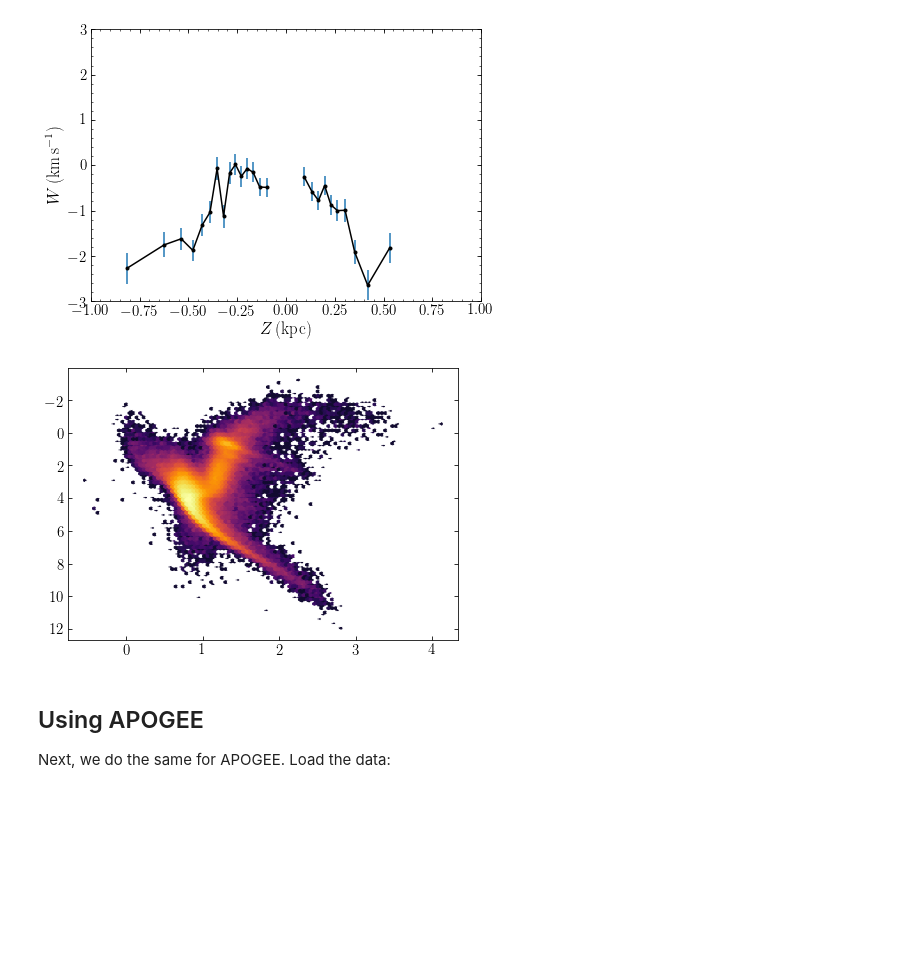
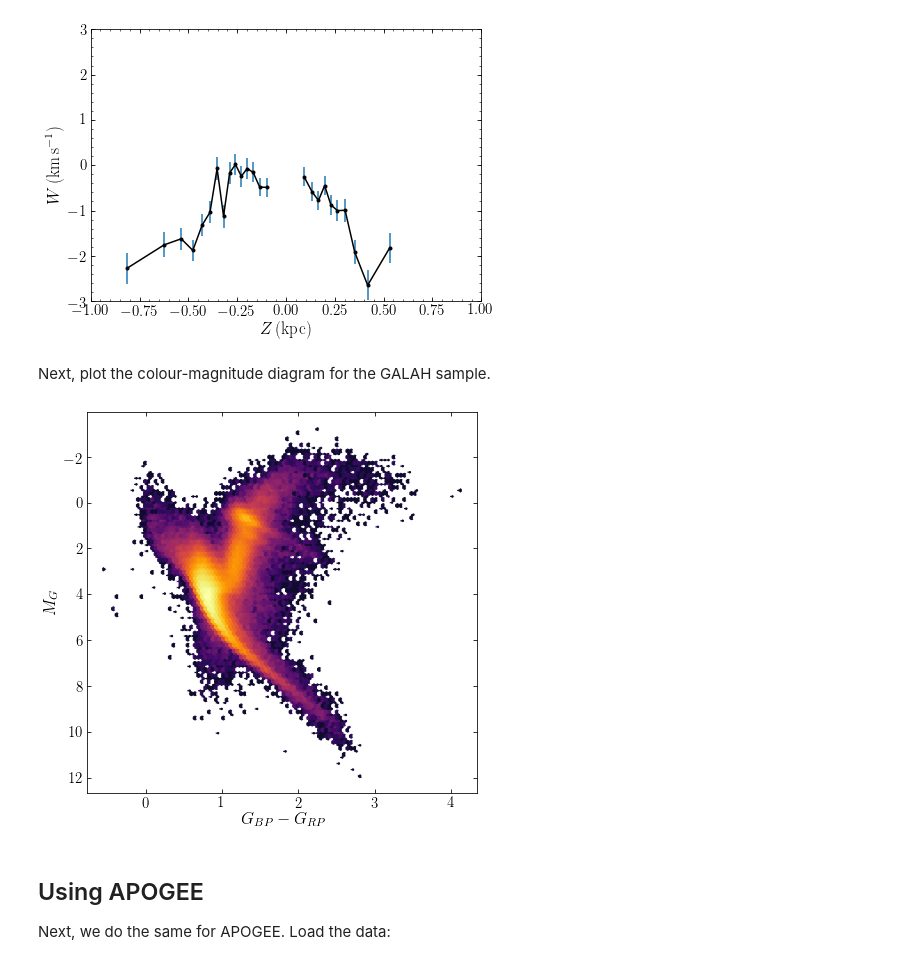
Before and after one commit to morganb-phys/VWaves-GaiaDR2, a Jupyter notebook: py/VerticalVelocities.ipynb, the cells around one changed output. Saved outputs shown, nothing was run; the diff lists cells and outputs as text; code cells hidden in the pictures; blank space fills up the shorter version.

```diff
--- a/py/VerticalVelocities.ipynb
+++ b/py/VerticalVelocities.ipynb
@@ -82,16 +85,24 @@ errorbar(XYZ_g[indx_g,2][sindx_g][::showskip_g],numpy.array(running_median_galah
 # %% [output]
 <Container object of 3 artists>
 [figure]
+# %% [markdown]
+Next, plot the colour-magnitude diagram for the GALAH sample.
 # %%
+bovy_plot.bovy_print(axes_labelsize=17.,text_fontsize=12.,xtick_labelsize=15.,ytick_labelsize=15.)
+figsize(7,7)
+
 colors = np.vstack(([1.,1.,1.,1.], plt.cm.inferno(np.linspace(0, 1, 256))))
 cmap = mcolors.LinearSegmentedColormap.from_list('colormap', colors)
 
 MG= -5*log(1000/gaia2_matches['parallax'])/log(10)+5+gaia2_matches['phot_g_mean_mag']
 hexbin(gaia2_matches['bp_rp'][indx_g][sindx_g],MG[indx_g][sindx_g],bins='log',cmap=cmap)
 
+xlabel(r'$G_{BP}-G_{RP}$')
+ylabel(r'$M_G$')
+
 gca().invert_yaxis()
 # %% [output]
-[figure, old version]
+[figure, new version]
 # %% [markdown]
 ## Using APOGEE
 
```
Also changed, not shown: parts of 35 cells of this notebook, 4 other files.
